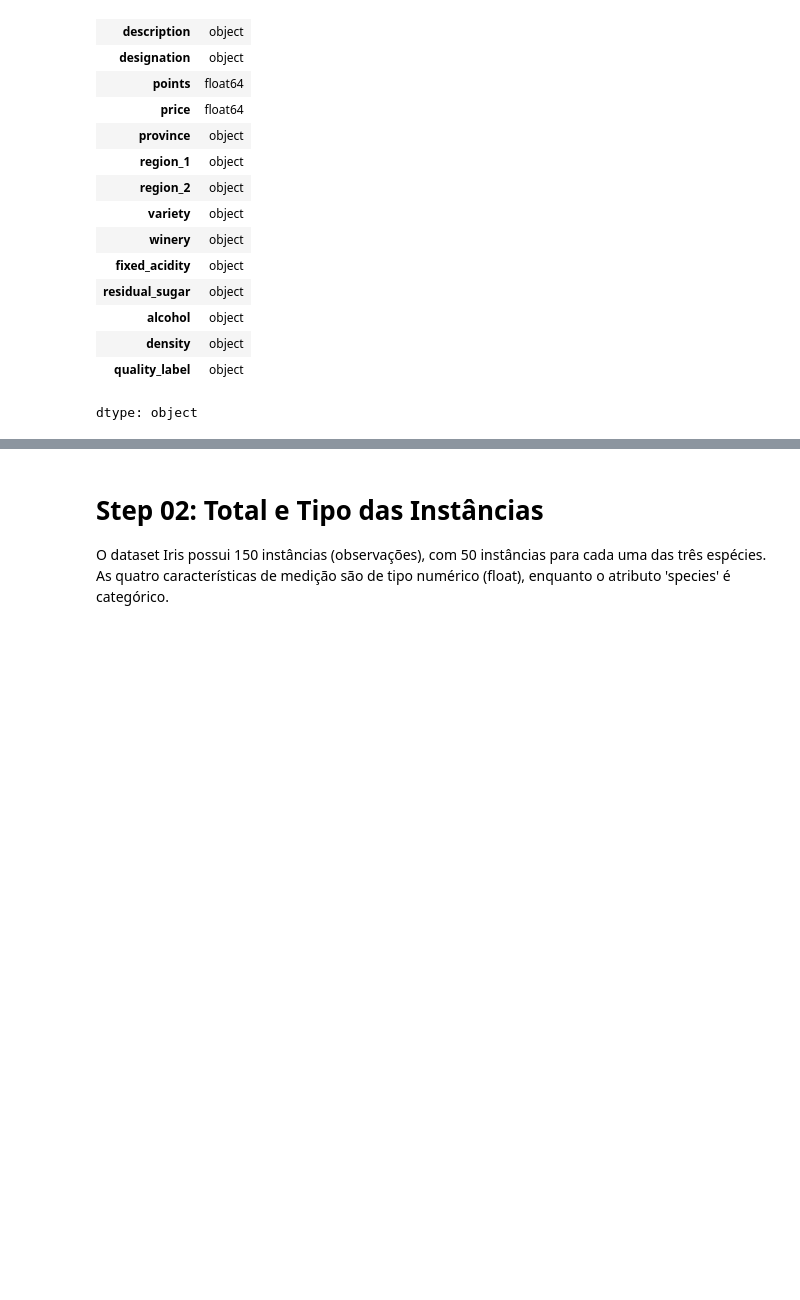
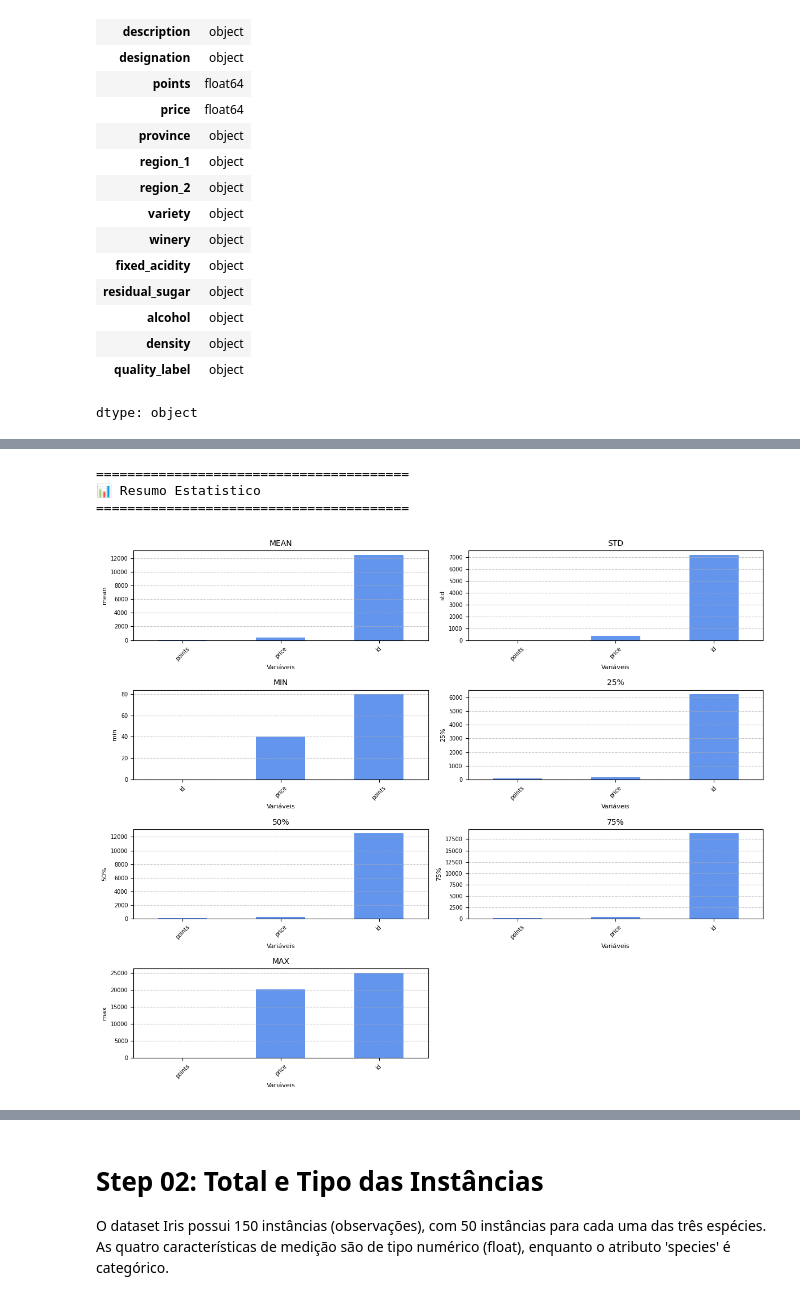
Before and after one commit to RodrigoMarenda/Analise_de_Dados, a Jupyter notebook: Wine_Quality.ipynb, the cells around one changed output, grey strips where cells are left out. Saved outputs shown, nothing was run; the diff lists cells and outputs as text; code cells hidden in the pictures; blank space fills up the shorter version.

```diff
--- a/Wine_Quality.ipynb
+++ b/Wine_Quality.ipynb
@@ -204,0 +295,35 @@ Data columns (total 16 columns):
+# %%
+print("="*40)
+print("📊 Resumo Estatistico")
+print("="*40)
+
+stats = df.describe().T[['mean', 'std', 'min', '25%', '50%', '75%', 'max']]
+estatisticas = stats.columns.tolist()
+
+# Número de gráficos e layout (2 por linha)
+num_graficos = len(estatisticas)
+linhas = (num_graficos + 1) // 2  # arredonda pra cima
+fig, axs = plt.subplots(linhas, 2, figsize=(12, linhas * 2.5))  # largura fixa, altura proporcional
+
+axs = axs.flatten()  # facilitar iteração
+
+for i, stat in enumerate(estatisticas):
+    stats[stat].sort_values().plot(kind='bar', color='cornflowerblue', ax=axs[i])
+    axs[i].set_title(stat.upper(), fontsize=10)
+    axs[i].set_ylabel(stat, fontsize=8)
+    axs[i].set_xlabel('Variáveis', fontsize=8)
+    axs[i].grid(axis='y', linestyle='--', alpha=0.7)
+    axs[i].tick_params(axis='x', rotation=45, labelsize=7)
+    axs[i].tick_params(axis='y', labelsize=7)
+
+# Remover qualquer eixo vazio (se número ímpar)
+if num_graficos % 2 != 0:
+    fig.delaxes(axs[-1])
+
+plt.tight_layout()
+plt.show()
+# %% [output]
+========================================
+📊 Resumo Estatistico
+========================================
+[figure, added]
```
Also changed, not shown: parts of 35 cells of this notebook.
